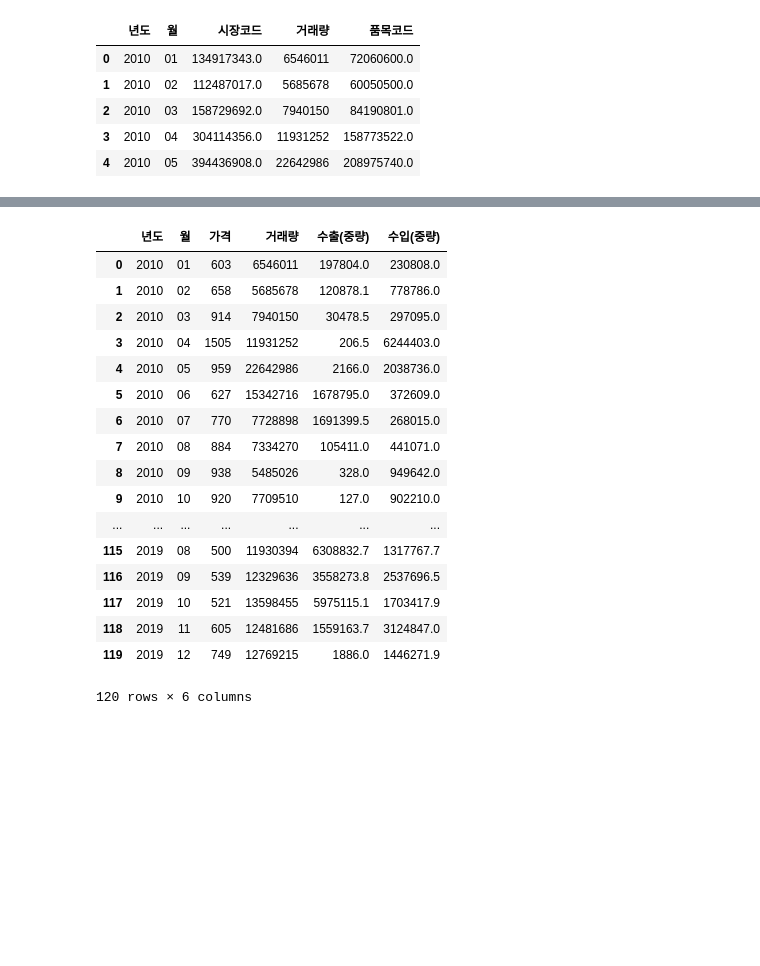
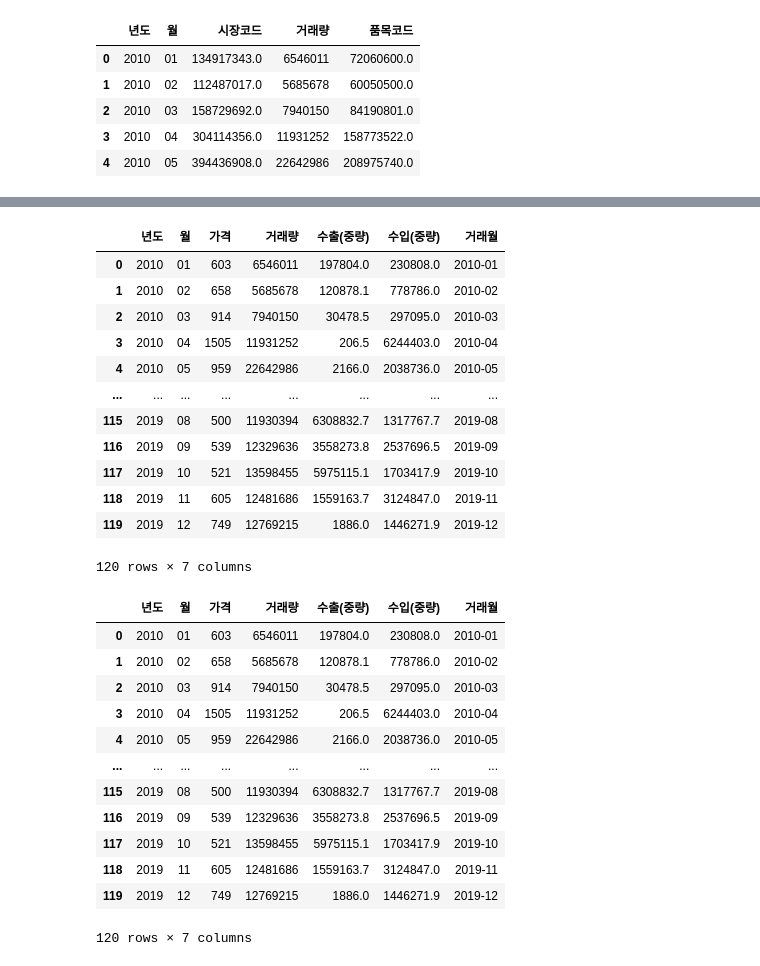
Before and after one commit to Ksejin/MJ_Capstone, a Jupyter notebook: analysis/price_predict.ipynb, the cells around one changed output, grey strips where cells are left out. Cells and saved outputs as stored; diff of their text form; code cells hidden in the pictures; blank space fills up the shorter version.

```diff
--- a/analysis/price_predict.ipynb
+++ b/analysis/price_predict.ipynb
@@ -139,23 +132,42 @@ df
 # %%
 merged = pd.merge(df, im_ex_port,on=['년도','월'])
 merged = merged[['년도','월','가격','거래량','수출(중량)', '수입(중량)']]
+
+merged['거래월'] = merged[['년도','월']].apply(lambda x: '-'.join(x), axis=1)
 merged
 # %% [output]
-|  | 년도 | 월 | 가격 | 거래량 | 수출(중량) | 수입(중량) |
-| 0 | 2010 | 01 | 603 | 6546011 | 197804.0 | 230808.0 |
-| 1 | 2010 | 02 | 658 | 5685678 | 120878.1 | 778786.0 |
-| 2 | 2010 | 03 | 914 | 7940150 | 30478.5 | 297095.0 |
-| 3 | 2010 | 04 | 1505 | 11931252 | 206.5 | 6244403.0 |
-| 4 | 2010 | 05 | 959 | 22642986 | 2166.0 | 2038736.0 |
-| 5 | 2010 | 06 | 627 | 15342716 | 1678795.0 | 372609.0 |
-| 6 | 2010 | 07 | 770 | 7728898 | 1691399.5 | 268015.0 |
-| 7 | 2010 | 08 | 884 | 7334270 | 105411.0 | 441071.0 |
-| 8 | 2010 | 09 | 938 | 5485026 | 328.0 | 949642.0 |
-| 9 | 2010 | 10 | 920 | 7709510 | 127.0 | 902210.0 |
-| ... | ... | ... | ... | ... | ... | ... |
-| 115 | 2019 | 08 | 500 | 11930394 | 6308832.7 | 1317767.7 |
-| 116 | 2019 | 09 | 539 | 12329636 | 3558273.8 | 2537696.5 |
-| 117 | 2019 | 10 | 521 | 13598455 | 5975115.1 | 1703417.9 |
-| 118 | 2019 | 11 | 605 | 12481686 | 1559163.7 | 3124847.0 |
-| 119 | 2019 | 12 | 749 | 12769215 | 1886.0 | 1446271.9 |
+|  | 년도 | 월 | 가격 | 거래량 | 수출(중량) | 수입(중량) | 거래월 |
+| 0 | 2010 | 01 | 603 | 6546011 | 197804.0 | 230808.0 | 2010-01 |
+| 1 | 2010 | 02 | 658 | 5685678 | 120878.1 | 778786.0 | 2010-02 |
+| 2 | 2010 | 03 | 914 | 7940150 | 30478.5 | 297095.0 | 2010-03 |
+| 3 | 2010 | 04 | 1505 | 11931252 | 206.5 | 6244403.0 | 2010-04 |
+| 4 | 2010 | 05 | 959 | 22642986 | 2166.0 | 2038736.0 | 2010-05 |
+| ... | ... | ... | ... | ... | ... | ... | ... |
+| 115 | 2019 | 08 | 500 | 11930394 | 6308832.7 | 1317767.7 | 2019-08 |
+| 116 | 2019 | 09 | 539 | 12329636 | 3558273.8 | 2537696.5 | 2019-09 |
+| 117 | 2019 | 10 | 521 | 13598455 | 5975115.1 | 1703417.9 | 2019-10 |
+| 118 | 2019 | 11 | 605 | 12481686 | 1559163.7 | 3124847.0 | 2019-11 |
+| 119 | 2019 | 12 | 749 | 12769215 | 1886.0 | 1446271.9 | 2019-12 |
-120 rows × 6 columns
+120 rows × 7 columns
+# %%
+# merged.groupby(['년도','월']).sum()
+x = merged['거래월']
+y1 = merged['가격']
+y2 = merged['거래량']
+y3 = merged['수출(중량)']
+y4 = merged['수입(중량)']
+merged
+# %% [output]
+|  | 년도 | 월 | 가격 | 거래량 | 수출(중량) | 수입(중량) | 거래월 |
+| 0 | 2010 | 01 | 603 | 6546011 | 197804.0 | 230808.0 | 2010-01 |
+| 1 | 2010 | 02 | 658 | 5685678 | 120878.1 | 778786.0 | 2010-02 |
+| 2 | 2010 | 03 | 914 | 7940150 | 30478.5 | 297095.0 | 2010-03 |
+| 3 | 2010 | 04 | 1505 | 11931252 | 206.5 | 6244403.0 | 2010-04 |
+| 4 | 2010 | 05 | 959 | 22642986 | 2166.0 | 2038736.0 | 2010-05 |
+| ... | ... | ... | ... | ... | ... | ... | ... |
+| 115 | 2019 | 08 | 500 | 11930394 | 6308832.7 | 1317767.7 | 2019-08 |
+| 116 | 2019 | 09 | 539 | 12329636 | 3558273.8 | 2537696.5 | 2019-09 |
+| 117 | 2019 | 10 | 521 | 13598455 | 5975115.1 | 1703417.9 | 2019-10 |
+| 118 | 2019 | 11 | 605 | 12481686 | 1559163.7 | 3124847.0 | 2019-11 |
+| 119 | 2019 | 12 | 749 | 12769215 | 1886.0 | 1446271.9 | 2019-12 |
+120 rows × 7 columns
```
Also changed, not shown: parts of 24 cells of this notebook, 5 other files.
